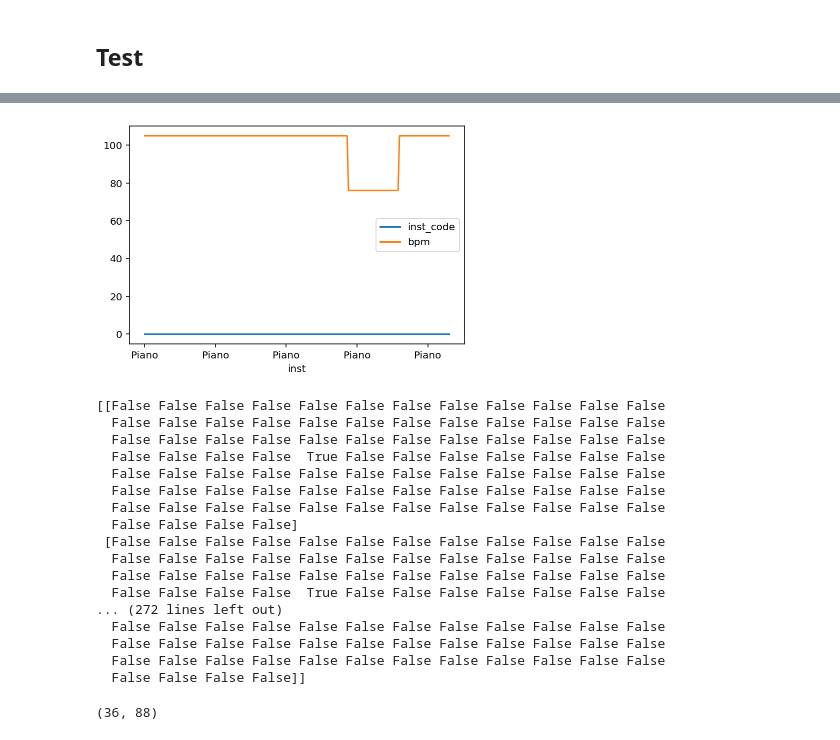
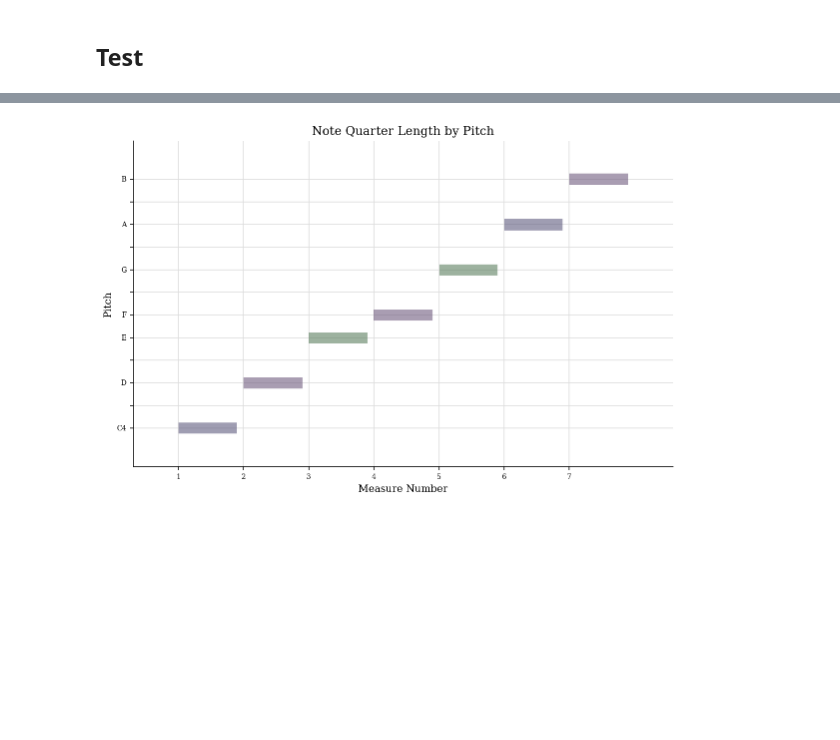
Before and after one commit to petcomputacaoufrgs/papagaio, a Jupyter notebook: src/MusicGeneratorLSTM.ipynb, the cells around one changed output, grey strips where cells are left out. Saved outputs shown, nothing was run; the diff lists cells and outputs as text; code cells hidden in the pictures; blank space fills up the shorter version.

Commit message:
Added a working example of how the model fails to complete a scale :(

```diff
--- a/src/MusicGeneratorLSTM.ipynb
+++ b/src/MusicGeneratorLSTM.ipynb
@@ -428,13 +417,14 @@ def generate(model, previous_bars, n_frames=N_FRAMES, temperature=0.5, batch_siz
 # %%
-test_piano_df = encoded_song[encoded_song.index=='Piano']
+first = 0
+last = 6
 
-previous = test_piano_df.iloc[0:3*N_FRAMES]
+previous = test_scale_df.iloc[0:(last + 1)*N_FRAMES]
 
 # my_bars = unroll_bars(test_piano_df)
 torch.set_printoptions(threshold=10_000)
 # torch.set_printoptions(threshold=10_000)
 
-output = generate(model, previous, N_FRAMES, temperature=.5)
+output = generate(model, previous, N_FRAMES, temperature=.25)
 print(output)
 output.shape
 # %% [output]
@@ -473,7 +452,7 @@ def create_decoded_song(bars, infos):
     return output
 # %%
 def create_decoded_bar(bar, infos):
-    columns = [key_index2note(i, MIDI_OFFSET).nameWithOctave for i in range(bars.shape[1])]
+    columns = [key_index2note(i, MIDI_OFFSET).nameWithOctave for i in range(bar.shape[1])]
 
     indexes = [infos.index[0] for i in range(bar.shape[0])]
     df_decoded_bar = pd.DataFrame(bar, columns=columns).set_index(pd.Index(indexes))
@@ -482,7 +461,5 @@ def create_decoded_bar(bar, infos):
     return output
 # %%
 infos = get_info(test_piano_df, output.shape[0])
-print(infos)
-new_bar = create_decoded_bar(output, infos)
-df_decoded_song = previous.append(new_bar)
+infos.shape
 # %% [output]
@@ -522,0 +512,3 @@ df_decoded_song
+# %%
+df_decoded_song = pd.concat([previous, new_bar], axis=0)
+df_decoded_song
@@ -523,6 +530,5 @@ df_decoded_song
 # %%
-
-df_decoded_song.plot()
 data_out = decode_data(df_decoded_song, N_FRAMES, save_as=out_decoded)
+data_out.plot()
 # %% [output]
 Decoding instrument: Piano
@@ -530,24 +536 @@ Took 0.7566478252410889
-[figure, old version]
+[figure, new version]
-# %%
-output = generate(model, df_decoded_song, N_FRAMES, temperature=.5)
-print(output)
-output.shape
-# %% [output]
-[[False False False False False False False False False False False False
-  False False False False False False False False False False False False
-  False False False False False False False False False False False False
-  False False False False  True False False False False False False False
-  False False False False False False False False False False False False
-  False False False False False False False False False False False False
-  False False False False False False False False False False False False
-  False False False False]
- [False False False False False False False False False False False False
-  False False False False False False False False False False False False
-  False False False False False False False False False False False False
-  False False False False  True False False False False False False False
-... (272 lines left out)
-  False False False False False False False False False False False False
-  False False False False False False False False False False False False
-  False False False False False False False False False False False False
-  False False False False]]
-(36, 88)
```
Also changed, not shown: parts of 20 cells of this notebook, 1 other file.
